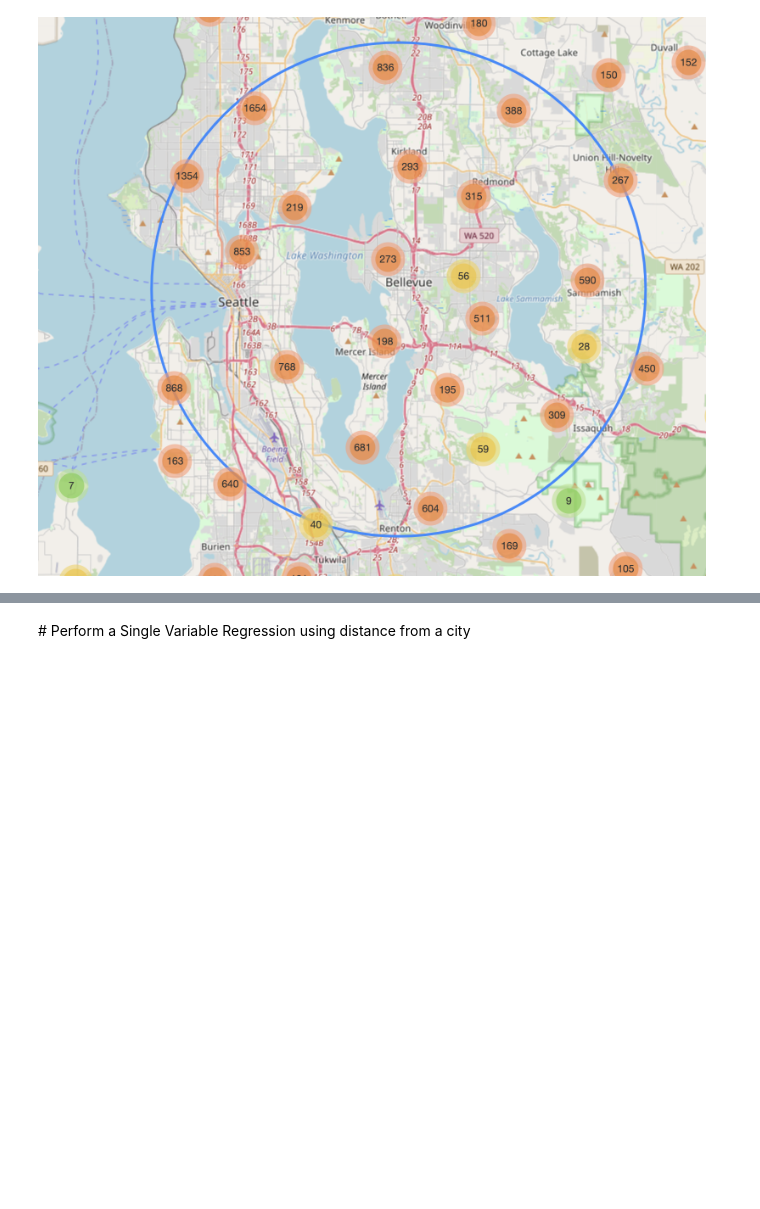
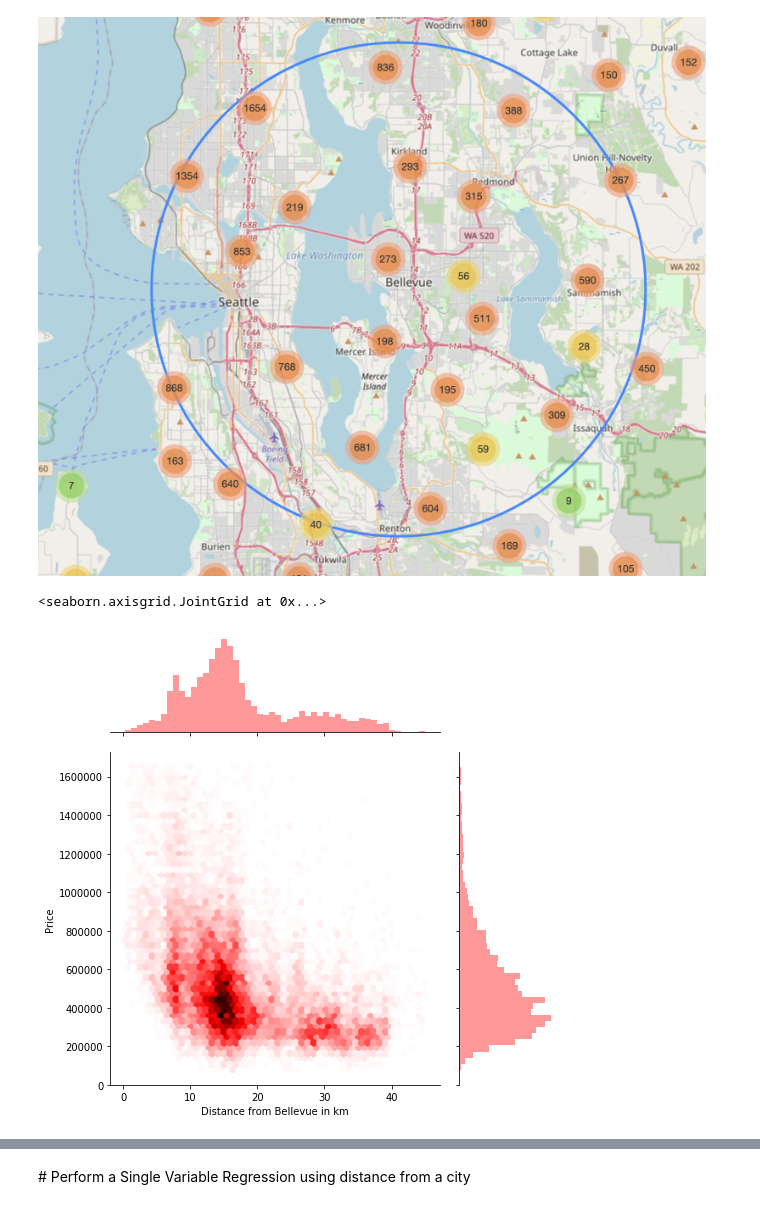
Before and after one commit to megan91292/dsc-mod-2-project-v2-1-onl01-dtsc-ft-041320, a Jupyter notebook: Questions/Question2.ipynb, the cells around one changed output, grey strips where cells are left out. Cells and saved outputs as stored; diff of their text form; code cells hidden in the pictures; blank space fills up the shorter version.

```diff
--- a/Questions/Question2.ipynb
+++ b/Questions/Question2.ipynb
@@ -95,3 +97,10 @@ from IPython.display import Image
 Image(filename = '../Images/mapwithradius.png', width=1000, height=1000)
 # %% [output]
 [figure]
+# %%
+ax = sns.jointplot(x='distance_from_bellevue',y='price',data=df, kind = 'hex', height = 7,
+              color = 'r', ratio = 3)
+ax.set_axis_labels("Distance from Bellevue in km","Price")
+# %% [output]
+<seaborn.axisgrid.JointGrid at 0x...>
+[figure, added]
```
Also changed, not shown: parts of 14 cells of this notebook, 2 other files.
